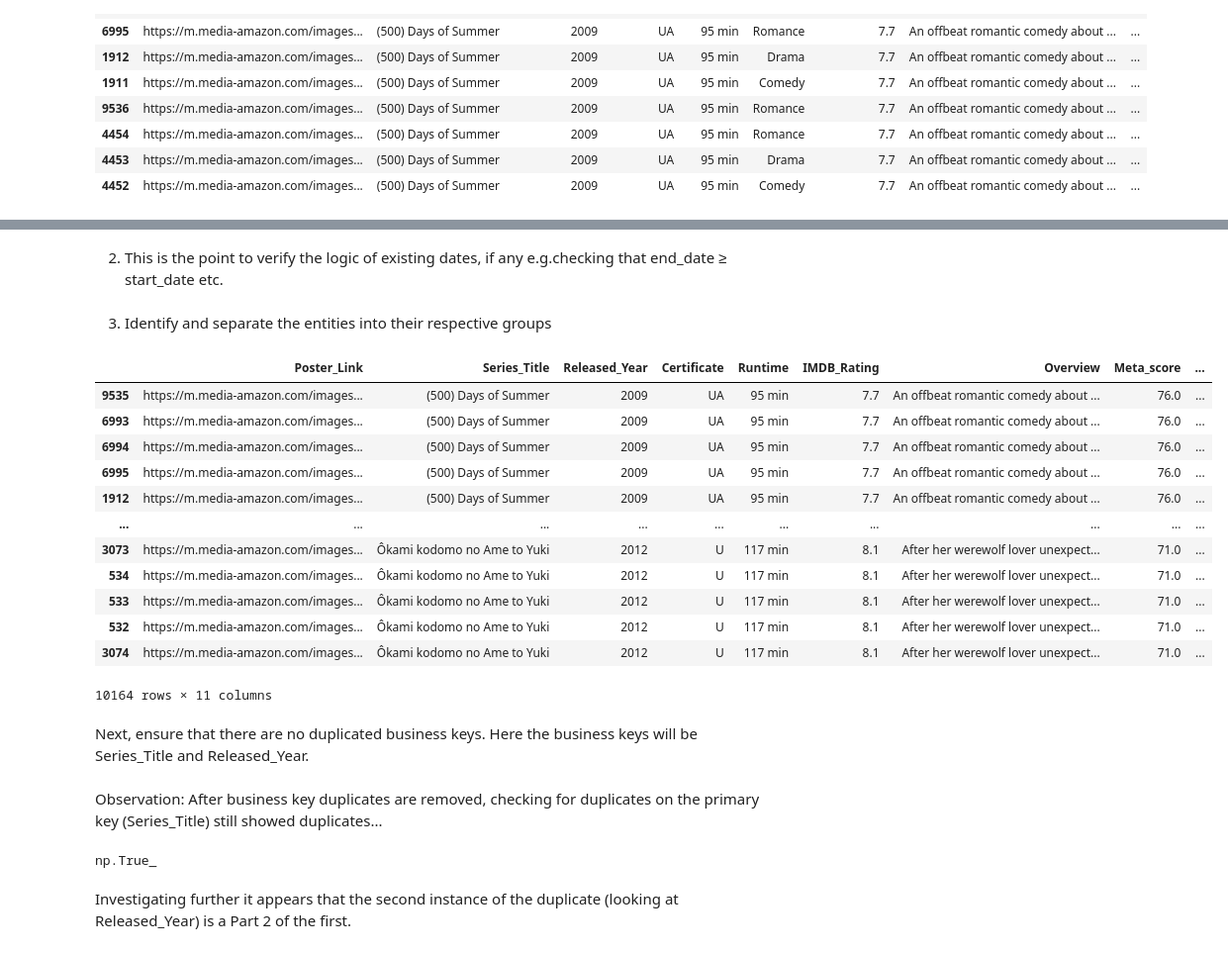
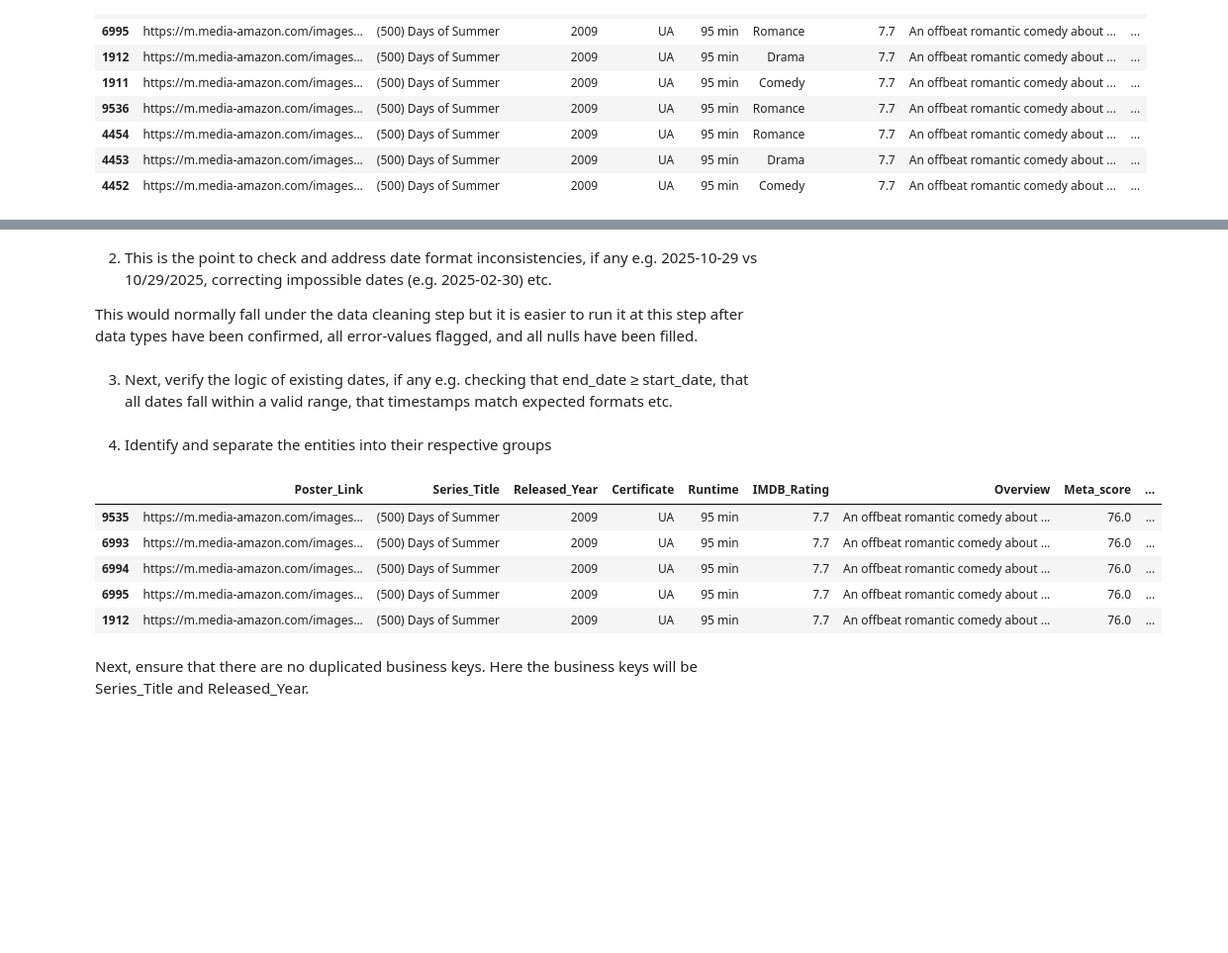
Before and after one commit to excalategit/myProjects, a Jupyter notebook: 03 ETL - DB to DB/02 data transformations.ipynb, the cells around one changed output, grey strips where cells are left out. Shown at 99% size. Drawn from its saved outputs; the diff is of its cells as text; code cells hidden in the pictures; blank space fills up the shorter version.

Commit message:
Improved data transformation walk-through description.

```diff
--- a/03 ETL - DB to DB/02 data transformations.ipynb
+++ b/03 ETL - DB to DB/02 data transformations.ipynb
@@ -206,35 +145,65 @@ df['Released_Year'] = df['Released_Year'].replace('PG', 1995)
+# %%
+# Create a mapping of the decided data type for each column:
+schema = {
+            'Poster_Link': 'string',
+            'Series_Title': 'string',
+            'Released_Year': 'Int64',
+            'Certificate': 'string',
+            'Runtime': 'string',
+            'Genre': 'string',
+            'IMDB_Rating': 'float',
+            'Overview': 'string',
+            'Meta_score': 'float',
+            'Director': 'string',
+            'No_of_Votes': 'Int64',
+            'Gross': 'Int64'
+        }
+# %%
+# The Gross column is currently saved as a string data type, since we intend to convert it to
+# an integer any commas must first be removed, otherwise it will throw an error.
+
+df['Gross'] = df['Gross'].str.replace(',', '')
+# %%
+# Next convert each column to its preferred data type and flag an values not matching the data type (errors='coerce')
+
+for col, dtype in schema.items():
+    if dtype == 'Int64':
+        df[col] = pd.to_numeric(df[col], errors="coerce").astype('Int64')
+    elif dtype == 'float':
+        df[col] = pd.to_numeric(df[col], errors="coerce")
+    elif dtype == 'datetime':
+        df[col] = pd.to_datetime(df[col], errors="coerce")
+# %%
+# For efficiency group columns by dtype
+str_cols = df.select_dtypes(include='object').columns
+num_cols = df.select_dtypes(include='number').columns
+bool_cols = df.select_dtypes(include='bool').columns
+
+# Apply default fills for the data type groups
+df[num_cols] = df[num_cols].fillna(0)
+df[str_cols] = df[str_cols].fillna('NA')
+df[bool_cols] = df[bool_cols].fillna(False)
+# %% [markdown]
+2. This is the point to check and address date format inconsistencies, if any e.g. 2025-10-29 vs 10/29/2025, correcting impossible dates (e.g. 2025-02-30) etc.
+
+This would normally fall under the data cleaning step but it is easier to run it at this step after data types have been confirmed, all error-values flagged, and all nulls have been filled.
 # %% [markdown]
-2. This is the point to verify the logic of existing dates, if any e.g.checking that end_date ≥ start_date etc.
+3. Next, verify the logic of existing dates, if any e.g. checking that end_date ≥ start_date, that all dates fall within a valid range, that timestamps match expected formats etc.
 # %% [markdown]
-3. Identify and separate the entities into their respective groups
+4. Identify and separate the entities into their respective groups
 # %%
 movies = df[['Poster_Link', 'Series_Title', 'Released_Year', 'Certificate',
        'Runtime', 'IMDB_Rating', 'Overview', 'Meta_score', 'Director',
        'No_of_Votes', 'Gross']]
-movies
+movies.head(5)
 # %% [output]
 |  | Poster_Link | Series_Title | Released_Year | Certificate | Runtime | IMDB_Rating | Overview | Meta_score | ... |
 | 9535 | https://m.media-amazon.com/images... | (500) Days of Summer | 2009 | UA | 95 min | 7.7 | An offbeat romantic comedy about ... | 76.0 | ... |
 | 6993 | https://m.media-amazon.com/images... | (500) Days of Summer | 2009 | UA | 95 min | 7.7 | An offbeat romantic comedy about ... | 76.0 | ... |
 | 6994 | https://m.media-amazon.com/images... | (500) Days of Summer | 2009 | UA | 95 min | 7.7 | An offbeat romantic comedy about ... | 76.0 | ... |
 | 6995 | https://m.media-amazon.com/images... | (500) Days of Summer | 2009 | UA | 95 min | 7.7 | An offbeat romantic comedy about ... | 76.0 | ... |
 | 1912 | https://m.media-amazon.com/images... | (500) Days of Summer | 2009 | UA | 95 min | 7.7 | An offbeat romantic comedy about ... | 76.0 | ... |
-| ... | ... | ... | ... | ... | ... | ... | ... | ... | ... |
-| 3073 | https://m.media-amazon.com/images... | Ôkami kodomo no Ame to Yuki | 2012 | U | 117 min | 8.1 | After her werewolf lover unexpect... | 71.0 | ... |
-| 534 | https://m.media-amazon.com/images... | Ôkami kodomo no Ame to Yuki | 2012 | U | 117 min | 8.1 | After her werewolf lover unexpect... | 71.0 | ... |
-| 533 | https://m.media-amazon.com/images... | Ôkami kodomo no Ame to Yuki | 2012 | U | 117 min | 8.1 | After her werewolf lover unexpect... | 71.0 | ... |
-| 532 | https://m.media-amazon.com/images... | Ôkami kodomo no Ame to Yuki | 2012 | U | 117 min | 8.1 | After her werewolf lover unexpect... | 71.0 | ... |
-| 3074 | https://m.media-amazon.com/images... | Ôkami kodomo no Ame to Yuki | 2012 | U | 117 min | 8.1 | After her werewolf lover unexpect... | 71.0 | ... |
-10164 rows × 11 columns
 # %% [markdown]
 Next, ensure that there are no duplicated business keys. Here the business keys will be Series_Title and Released_Year.
 # %%
 movies = movies.drop_duplicates(subset=['Series_Title', 'Released_Year'], keep='first')
-# %% [markdown]
-Observation: After business key duplicates are removed, checking for duplicates on the primary key (Series_Title) still showed duplicates...
-# %%
-movies['Series_Title'].duplicated().any()
-# %% [output]
-np.True_
-# %% [markdown]
-Investigating further it appears that the second instance of the duplicate (looking at Released_Year) is a Part 2 of the first.
```
Also changed, not shown: parts of 40 cells of this notebook.
